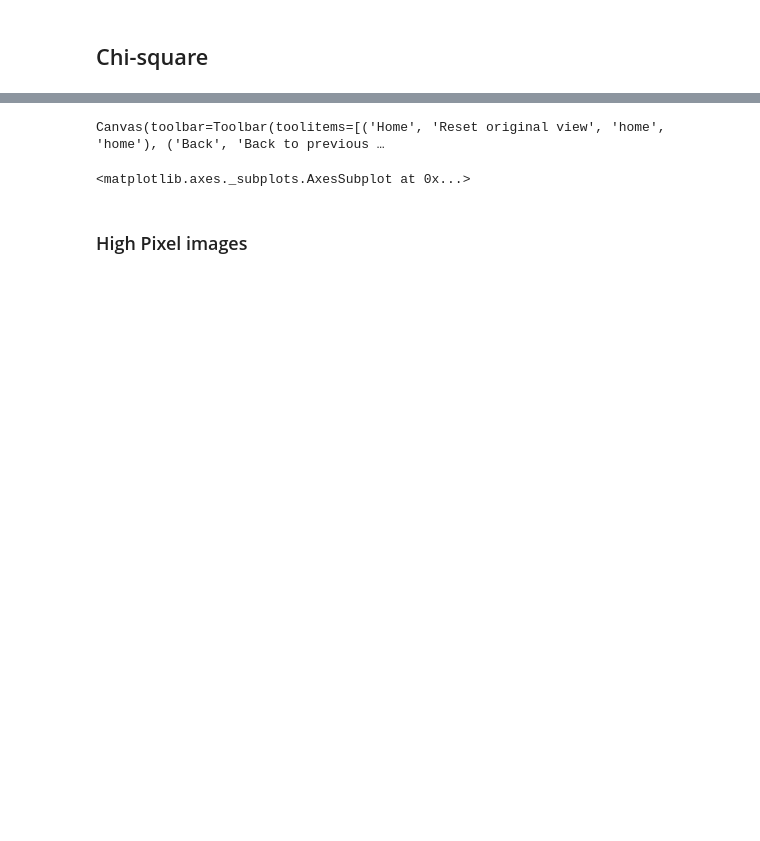
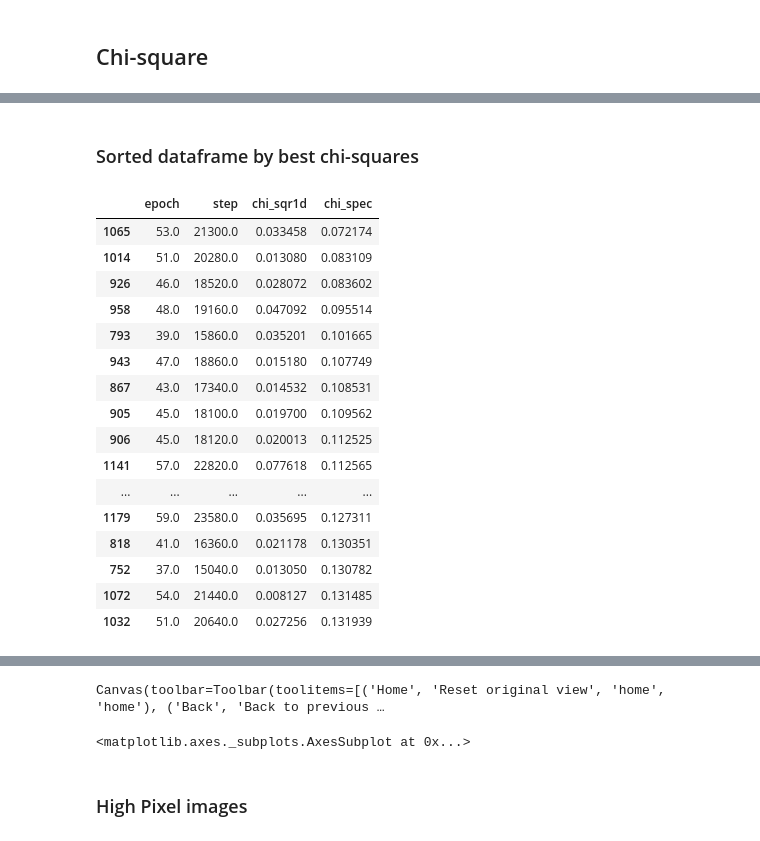
Before and after one commit to vmos1/lbann_cosmogan, a Jupyter notebook: 3_analysis/3c_analyze_validation_epochs.ipynb, the cells around one changed output, grey strips where cells are left out. Drawn from its saved outputs; the diff is of its cells as text; code cells hidden in the pictures; blank space fills up the shorter version.

```diff
--- a/3_analysis/3c_analyze_validation_epochs.ipynb
+++ b/3_analysis/3c_analyze_validation_epochs.ipynb
@@ -378,0 +390,22 @@ df_sliced
+# %% [markdown]
+### Sorted dataframe by best chi-squares
+# %%
+df_full.sort_values(by=['chi_spec','chi_sqr1d'])[['epoch','step','chi_sqr1d','chi_spec']].head(20)
+# %% [output]
+|  | epoch | step | chi_sqr1d | chi_spec |
+| 1065 | 53.0 | 21300.0 | 0.033458 | 0.072174 |
+| 1014 | 51.0 | 20280.0 | 0.013080 | 0.083109 |
+| 926 | 46.0 | 18520.0 | 0.028072 | 0.083602 |
+| 958 | 48.0 | 19160.0 | 0.047092 | 0.095514 |
+| 793 | 39.0 | 15860.0 | 0.035201 | 0.101665 |
+| 943 | 47.0 | 18860.0 | 0.015180 | 0.107749 |
+| 867 | 43.0 | 17340.0 | 0.014532 | 0.108531 |
+| 905 | 45.0 | 18100.0 | 0.019700 | 0.109562 |
+| 906 | 45.0 | 18120.0 | 0.020013 | 0.112525 |
+| 1141 | 57.0 | 22820.0 | 0.077618 | 0.112565 |
+| ... | ... | ... | ... | ... |
+| 1179 | 59.0 | 23580.0 | 0.035695 | 0.127311 |
+| 818 | 41.0 | 16360.0 | 0.021178 | 0.130351 |
+| 752 | 37.0 | 15040.0 | 0.013050 | 0.130782 |
+| 1072 | 54.0 | 21440.0 | 0.008127 | 0.131485 |
+| 1032 | 51.0 | 20640.0 | 0.027256 | 0.131939 |
```
Also changed, not shown: parts of 16 cells of this notebook, 8 other files.
